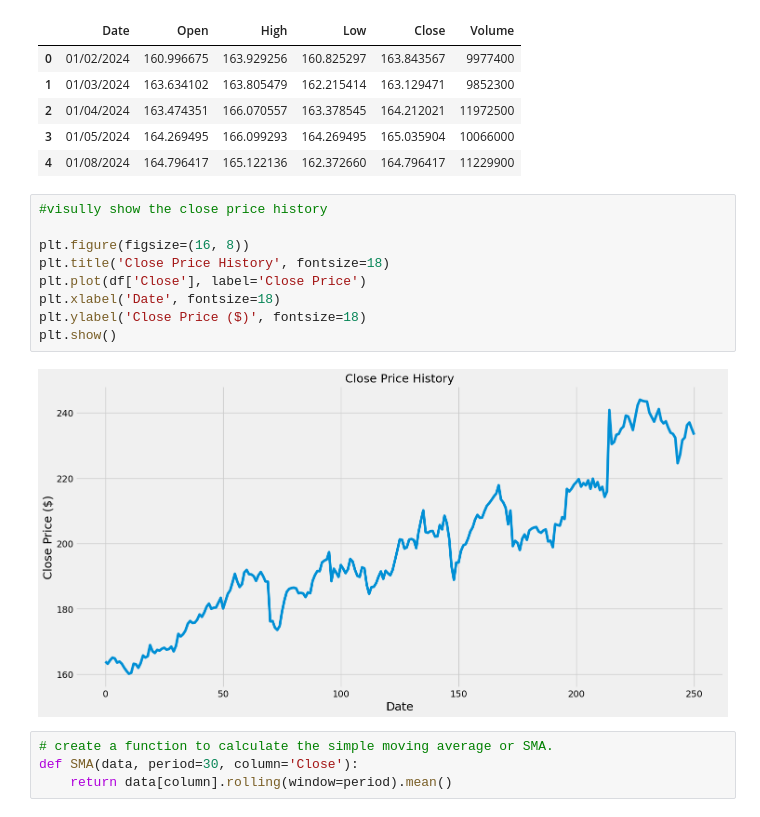
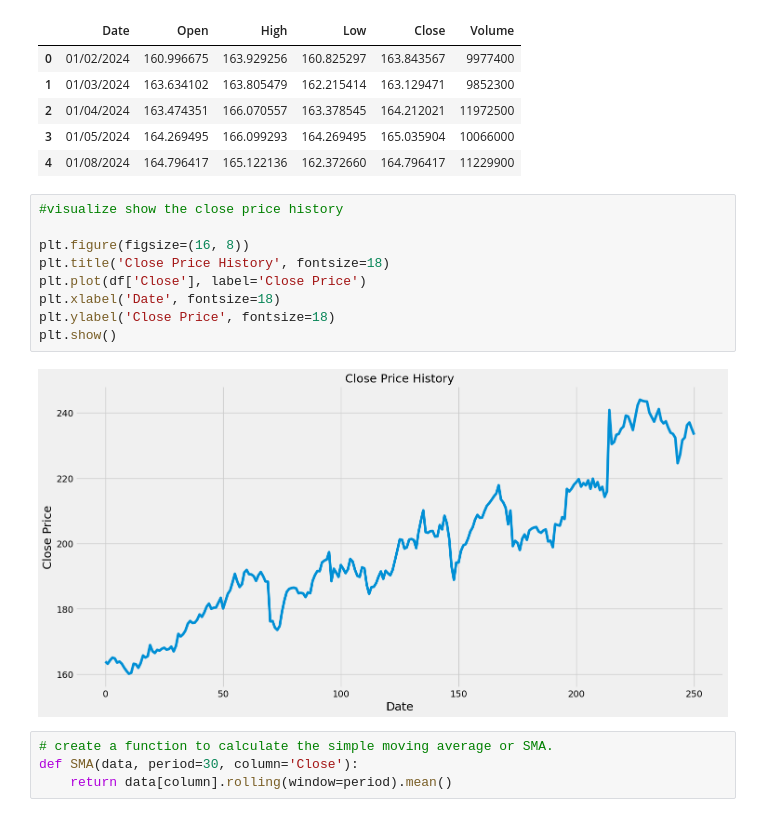
Before and after one commit to jackashleyb/Simple-Moving-Average-SMA-Crossover-Trading-Strategy, a Jupyter notebook: SMA Crossover.ipynb, the cells around one changed output. Cells and saved outputs as stored; diff of their text form.

```diff
--- a/SMA Crossover.ipynb
+++ b/SMA Crossover.ipynb
@@ -21,16 +21,16 @@ df.head()
 | 3 | 01/05/2024 | 164.269495 | 166.099293 | 164.269495 | 165.035904 | 10066000 |
 | 4 | 01/08/2024 | 164.796417 | 165.122136 | 162.372660 | 164.796417 | 11229900 |
 # %%
-#visully show the close price history
+#visualize show the close price history
 
 plt.figure(figsize=(16, 8))
 plt.title('Close Price History', fontsize=18)
 plt.plot(df['Close'], label='Close Price')
 plt.xlabel('Date', fontsize=18)
-plt.ylabel('Close Price ($)', fontsize=18)
+plt.ylabel('Close Price', fontsize=18)
 plt.show()
 # %% [output]
-[figure, old version]
+[figure, new version]
 # %%
 # create a function to calculate the simple moving average or SMA.
 def SMA(data, period=30, column='Close'):
```
Also changed, not shown: 1 other file.
